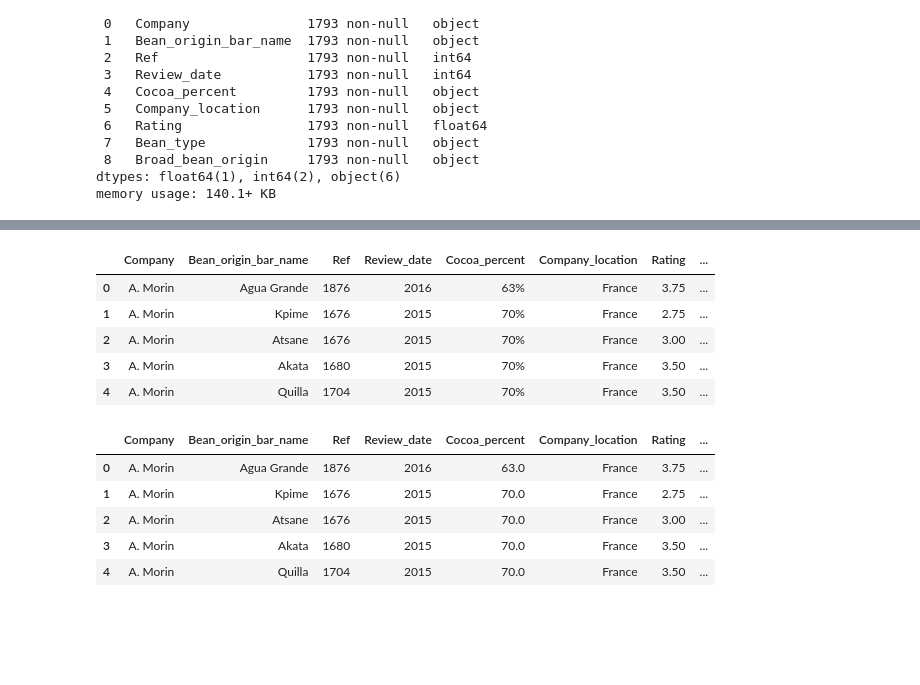
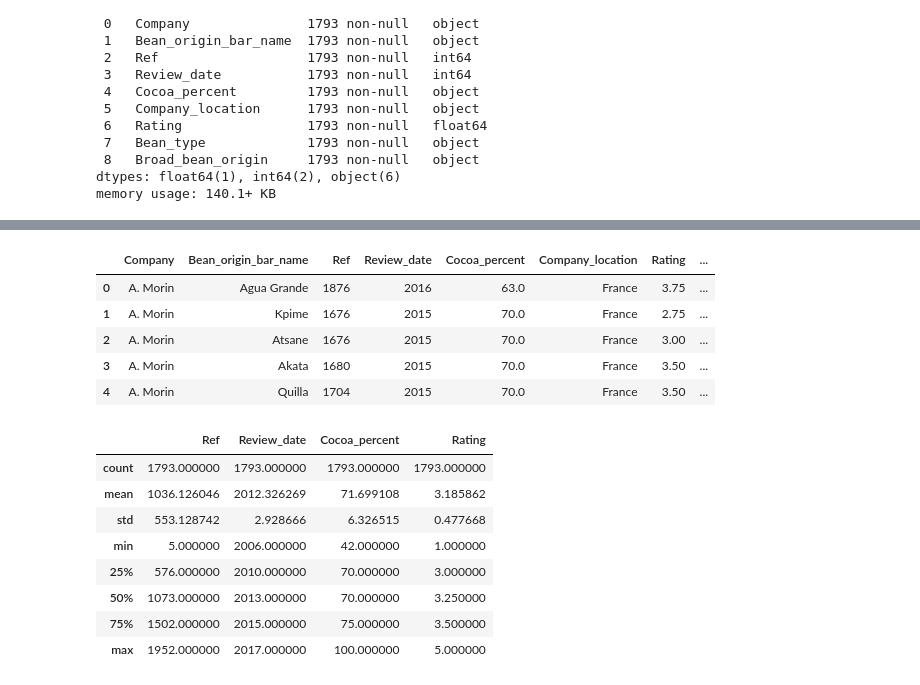
Before and after one commit to ElifSurucu/Chocolate-Evaluation-Guide, a Jupyter notebook: project_notebook.ipynb, the cells around one changed output, grey strips where cells are left out. Cells and saved outputs as stored; diff of their text form; code cells hidden in the pictures; blank space fills up the shorter version.

Commit message:
analyze chocolate dataset

```diff
--- a/project_notebook.ipynb
+++ b/project_notebook.ipynb
@@ -163,0 +149,3 @@ broad_bean_origin_unique = chocolate_data['Broad_bean_origin'].unique()
+# %%
+chocolate_data['Cocoa_percent'] = chocolate_data['Cocoa_percent'].astype(str).str.replace('%', '').astype(float)
+chocolate_data.info()
@@ -165,19 +170,20 @@ broad_bean_origin_unique = chocolate_data['Broad_bean_origin'].unique()
 chocolate_data.head()
 # %% [output]
 |  | Company | Bean_origin_bar_name | Ref | Review_date | Cocoa_percent | Company_location | Rating | ... |
-| 0 | A. Morin | Agua Grande | 1876 | 2016 | 63% | France | 3.75 | ... |
-| 1 | A. Morin | Kpime | 1676 | 2015 | 70% | France | 2.75 | ... |
-| 2 | A. Morin | Atsane | 1676 | 2015 | 70% | France | 3.00 | ... |
-| 3 | A. Morin | Akata | 1680 | 2015 | 70% | France | 3.50 | ... |
-| 4 | A. Morin | Quilla | 1704 | 2015 | 70% | France | 3.50 | ... |
+| 0 | A. Morin | Agua Grande | 1876 | 2016 | 63.0 | France | 3.75 | ... |
+| 1 | A. Morin | Kpime | 1676 | 2015 | 70.0 | France | 2.75 | ... |
+| 2 | A. Morin | Atsane | 1676 | 2015 | 70.0 | France | 3.00 | ... |
+| 3 | A. Morin | Akata | 1680 | 2015 | 70.0 | France | 3.50 | ... |
+| 4 | A. Morin | Quilla | 1704 | 2015 | 70.0 | France | 3.50 | ... |
-# %%
-chocolate_data['Cocoa_percent'] = chocolate_data['Cocoa_percent'].str.replace('%', '').astype(float)
 # %%
-chocolate_data.head()
+chocolate_data.describe()
 # %% [output]
-|  | Company | Bean_origin_bar_name | Ref | Review_date | Cocoa_percent | Company_location | Rating | ... |
-| 0 | A. Morin | Agua Grande | 1876 | 2016 | 63.0 | France | 3.75 | ... |
-| 1 | A. Morin | Kpime | 1676 | 2015 | 70.0 | France | 2.75 | ... |
-| 2 | A. Morin | Atsane | 1676 | 2015 | 70.0 | France | 3.00 | ... |
-| 3 | A. Morin | Akata | 1680 | 2015 | 70.0 | France | 3.50 | ... |
-| 4 | A. Morin | Quilla | 1704 | 2015 | 70.0 | France | 3.50 | ... |
+|  | Ref | Review_date | Cocoa_percent | Rating |
+| count | 1793.000000 | 1793.000000 | 1793.000000 | 1793.000000 |
+| mean | 1036.126046 | 2012.326269 | 71.699108 | 3.185862 |
+| std | 553.128742 | 2.928666 | 6.326515 | 0.477668 |
+| min | 5.000000 | 2006.000000 | 42.000000 | 1.000000 |
+| 25% | 576.000000 | 2010.000000 | 70.000000 | 3.000000 |
+| 50% | 1073.000000 | 2013.000000 | 70.000000 | 3.250000 |
+| 75% | 1502.000000 | 2015.000000 | 75.000000 | 3.500000 |
+| max | 1952.000000 | 2017.000000 | 100.000000 | 5.000000 |
```
Also changed, not shown: parts of 18 cells of this notebook.
